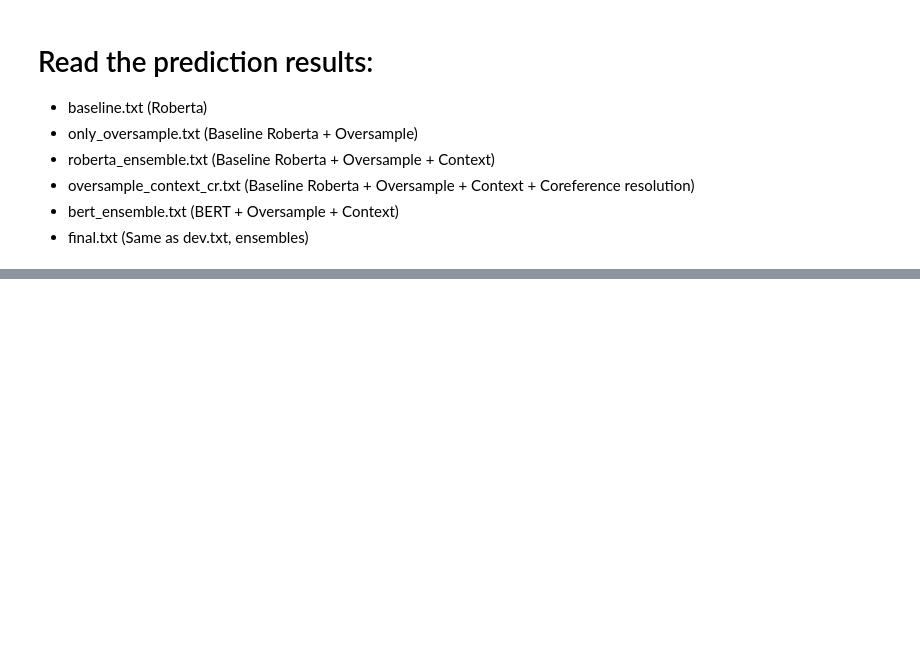
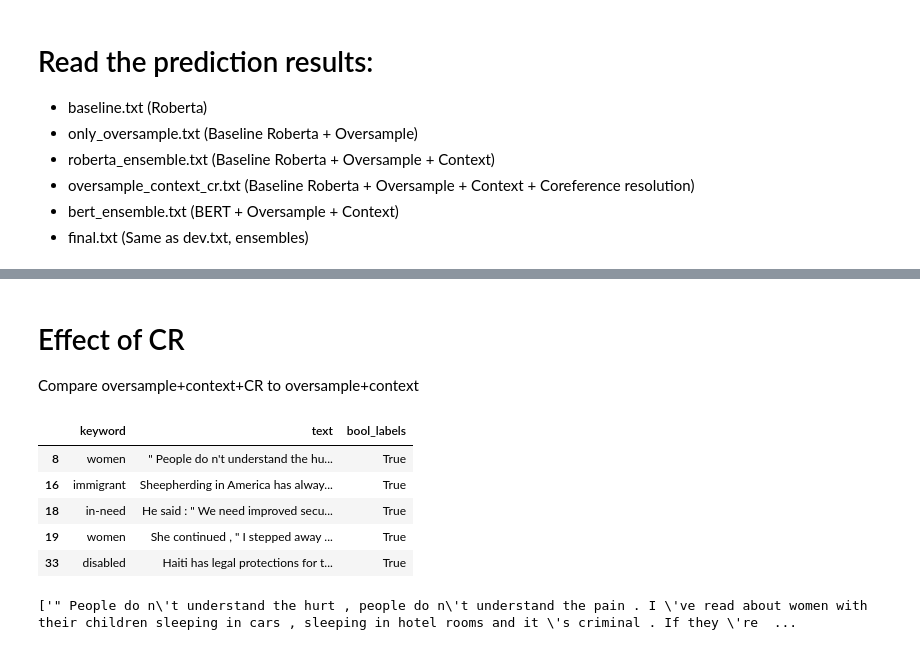
Before and after one commit to BernardMoy/NLP-PCL-Classification, a Jupyter notebook: evaluation/evaluation.ipynb, the cells around one changed output, grey strips where cells are left out. Cells and saved outputs as stored; diff of their text form; code cells hidden in the pictures; blank space fills up the shorter version.

```diff
--- a/evaluation/evaluation.ipynb
+++ b/evaluation/evaluation.ipynb
@@ -142,0 +368,18 @@ F1: 0.630
+# %% [markdown]
+# Effect of CR
+Compare oversample+context+CR to oversample+context
+# %%
+# Sentences where the CR fails
+wc = df_val[(y_true != y_pred_oversample_context_cr) & (y_true == y_pred_roberta_ensemble)]
+display(wc[["keyword", "text", "bool_labels"]].head())
+
+
+print(wc["text"].tolist())
+# %% [output]
+|  | keyword | text | bool_labels |
+| 8 | women | " People do n't understand the hu... | True |
+| 16 | immigrant | Sheepherding in America has alway... | True |
+| 18 | in-need | He said : " We need improved secu... | True |
+| 19 | women | She continued , " I stepped away ... | True |
+| 33 | disabled | Haiti has legal protections for t... | True |
+['" People do n\'t understand the hurt , people do n\'t understand the pain . I \'ve read about women with their children sleeping in cars , sleeping in hotel rooms and it \'s criminal . If they \'re  ...
```
Also changed, not shown: parts of 18 cells of this notebook.
